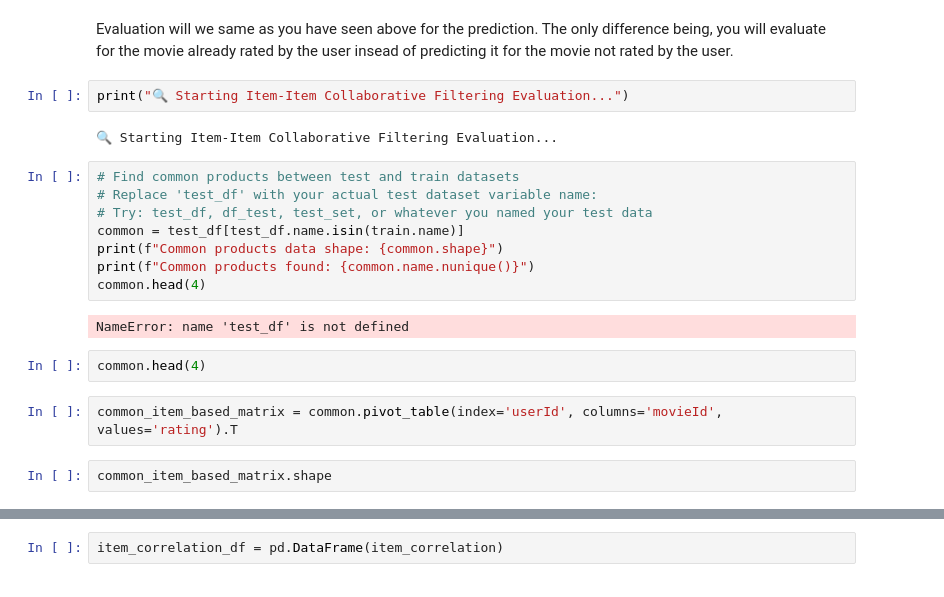
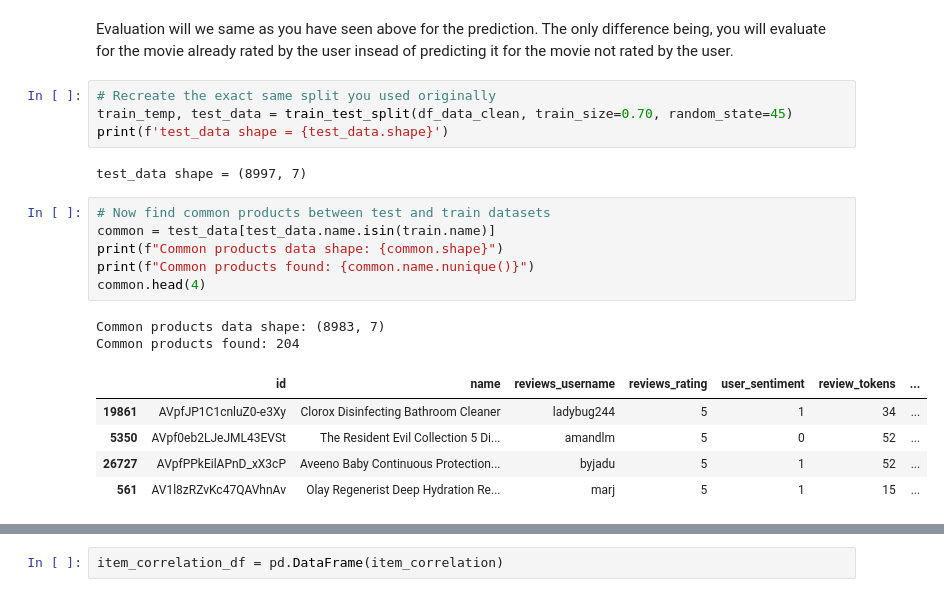
Before and after one commit to thomami244/Capstone_Project_Sentiment_Analysis, a Jupyter notebook: Recommendation+System+Notebook.ipynb, the cells around one changed output, grey strips where cells are left out. Cells and saved outputs as stored; diff of their text form.

Commit message:
Beginning item evaluation

```diff
--- a/Recommendation+System+Notebook.ipynb
+++ b/Recommendation+System+Notebook.ipynb
@@ -1951,23 +1951,23 @@ Item-Item average rating: 3.705
 # Evaluation - Item Item
 # %% [markdown]
 Evaluation will we same as you have seen above for the prediction. The only difference being, you will evaluate for the movie already rated by the user insead of predicting it for the movie not rated by the user.
-# %%
-print("🔍 Starting Item-Item Collaborative Filtering Evaluation...")
-# %% [output]
-🔍 Starting Item-Item Collaborative Filtering Evaluation...
+# %%
+# Recreate the exact same split you used originally
+train_temp, test_data = train_test_split(df_data_clean, train_size=0.70, random_state=45)
+print(f'test_data shape = {test_data.shape}')
+# %% [output]
+test_data shape = (8997, 7)
 # %%
-# Find common products between test and train datasets
-# Replace 'test_df' with your actual test dataset variable name:
-# Try: test_df, df_test, test_set, or whatever you named your test data
-common = test_df[test_df.name.isin(train.name)]
+# Now find common products between test and train datasets
+common = test_data[test_data.name.isin(train.name)]
 print(f"Common products data shape: {common.shape}")
 print(f"Common products found: {common.name.nunique()}")
 common.head(4)
 # %% [output]
-NameError: name 'test_df' is not defined
+Common products data shape: (8983, 7)
+Common products found: 204
+|  | id | name | reviews_username | reviews_rating | user_sentiment | review_tokens | ... |
+| 19861 | AVpfJP1C1cnluZ0-e3Xy | Clorox Disinfecting Bathroom Cleaner | ladybug244 | 5 | 1 | 34 | ... |
+| 5350 | AVpf0eb2LJeJML43EVSt | The Resident Evil Collection 5 Di... | amandlm | 5 | 0 | 52 | ... |
+| 26727 | AVpfPPkEilAPnD_xX3cP | Aveeno Baby Continuous Protection... | byjadu | 5 | 1 | 52 | ... |
+| 561 | AV1l8zRZvKc47QAVhnAv | Olay Regenerist Deep Hydration Re... | marj | 5 | 1 | 15 | ... |
-# %%
-common.head(4)
-# %%
-common_item_based_matrix = common.pivot_table(index='userId', columns='movieId', values='rating').T
-# %%
-common_item_based_matrix.shape
```
Also changed, not shown: parts of 4 cells of this notebook.
